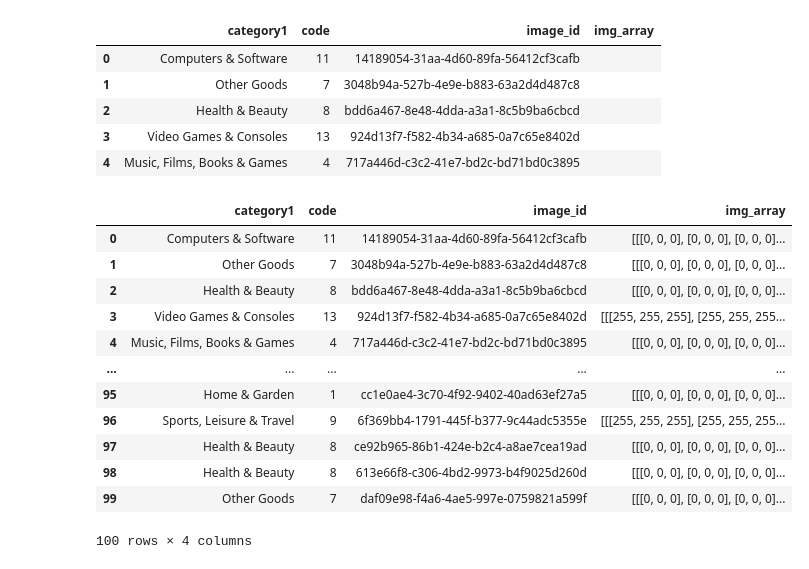
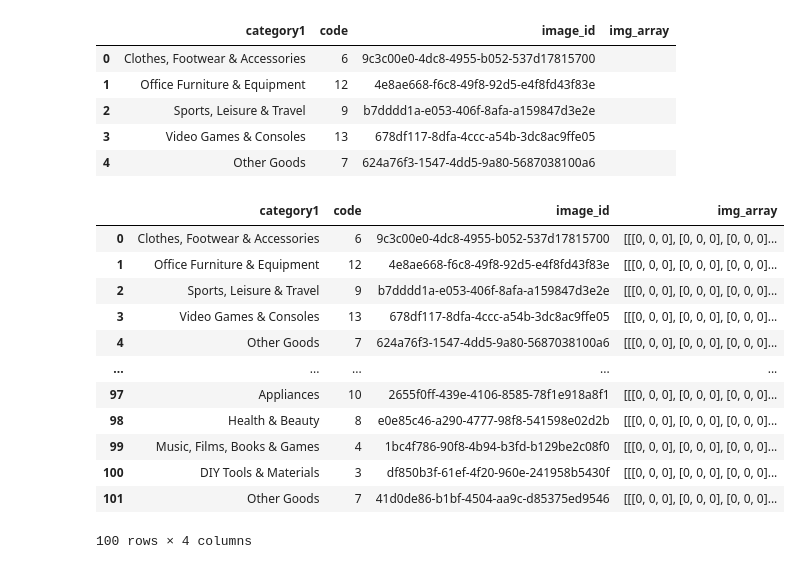
Before and after one commit to mo-sra100/Machine-learning-recommendation-system, a Jupyter notebook: simple_classification_model.ipynb, the cells around one changed output. Drawn from its saved outputs; the diff is of its cells as text; code cells hidden in the pictures.

```diff
--- a/simple_classification_model.ipynb
+++ b/simple_classification_model.ipynb
@@ -46,45 +38,45 @@ Name: category1, dtype: int64
 # %%
-# Assign a number to each category and create a column for the image arrays of each product
+# assign a number to each category and create a column for the image arrays of each product
 
-tabular_data_4['code'] = pd.factorize(tabular_data_4['category1'])[0] + 1
-tabular_data_4 = tabular_data_4[['category1','code','image_id']]
-tabular_data_4['img_array'] = ''
-tabular_data_4 = tabular_data_4.sample(frac=1).reset_index(drop=True)
-tabular_data_4.dropna(subset=['category1','code','image_id','img_array'], inplace=True)
-tabular_data_4.head()
+new_df['code'] = pd.factorize(new_df['category1'])[0] + 1
+new_df = new_df[['category1','code','image_id']]
+new_df['img_array'] = ''
+randomised_new_df = new_df.sample(frac=1, random_state=1).reset_index(drop=True)
+randomised_new_df.dropna(subset=['category1','code','image_id','img_array'], inplace=True)
+randomised_new_df.head()
 # %% [output]
 |  | category1 | code | image_id | img_array |
-| 0 | Computers & Software | 11 | 14189054-31aa-4d60-89fa-56412cf3cafb |  |
-| 1 | Other Goods | 7 | 3048b94a-527b-4e9e-b883-63a2d4d487c8 |  |
-| 2 | Health & Beauty | 8 | bdd6a467-8e48-4dda-a3a1-8c5b9ba6cbcd |  |
-| 3 | Video Games & Consoles | 13 | 924d13f7-f582-4b34-a685-0a7c65e8402d |  |
-| 4 | Music, Films, Books & Games | 4 | 717a446d-c3c2-41e7-bd2c-bd71bd0c3895 |  |
+| 0 | Clothes, Footwear & Accessories | 6 | 9c3c00e0-4dc8-4955-b052-537d17815700 |  |
+| 1 | Office Furniture & Equipment | 12 | 4e8ae668-f6c8-49f8-92d5-e4f8fd43f83e |  |
+| 2 | Sports, Leisure & Travel | 9 | b7dddd1a-e053-406f-8afa-a159847d3e2e |  |
+| 3 | Video Games & Consoles | 13 | 678df117-8dfa-4ccc-a54b-3dc8ac9ffe05 |  |
+| 4 | Other Goods | 7 | 624a76f3-1547-4dd5-9a80-5687038100a6 |  |
 # %%
-# Iterates over each product in table from cell 1 and uses its image_id to find the image in the local directory, before converting the image to an array and placing the array in the img_array column
+# iterates over each product in table from cell 1 and uses its image_id to find the image in the local directory, before converting the image to an array and placing the array in the img_array column
 
 path_to_images_cleaned_128x128 = "images_cleaned_128x128/"
 for i in range(6228):
-    x = tabular_data_4.iat[i,2]
+    x = randomised_new_df.iat[i,2]
     y = (f"128x128_cleaned_{x}")
     # print(y)
     img_array = mpimg.imread(f'{path_to_images_cleaned_128x128}{y}.jpg')
     # imgplot = plt.imshow(img_array)
     img_array_list = list(img_array)
-    tabular_data_4.iat[i,3] = img_array
+    randomised_new_df.iat[i,3] = img_array
     i+=1
-tabular_data_4.head(100)
+randomised_new_df.head(100)
 # %% [output]
 |  | category1 | code | image_id | img_array |
-| 0 | Computers & Software | 11 | 14189054-31aa-4d60-89fa-56412cf3cafb | [[[0, 0, 0], [0, 0, 0], [0, 0, 0]... |
-| 1 | Other Goods | 7 | 3048b94a-527b-4e9e-b883-63a2d4d487c8 | [[[0, 0, 0], [0, 0, 0], [0, 0, 0]... |
-| 2 | Health & Beauty | 8 | bdd6a467-8e48-4dda-a3a1-8c5b9ba6cbcd | [[[0, 0, 0], [0, 0, 0], [0, 0, 0]... |
-| 3 | Video Games & Consoles | 13 | 924d13f7-f582-4b34-a685-0a7c65e8402d | [[[255, 255, 255], [255, 255, 255... |
-| 4 | Music, Films, Books & Games | 4 | 717a446d-c3c2-41e7-bd2c-bd71bd0c3895 | [[[0, 0, 0], [0, 0, 0], [0, 0, 0]... |
+| 0 | Clothes, Footwear & Accessories | 6 | 9c3c00e0-4dc8-4955-b052-537d17815700 | [[[0, 0, 0], [0, 0, 0], [0, 0, 0]... |
+| 1 | Office Furniture & Equipment | 12 | 4e8ae668-f6c8-49f8-92d5-e4f8fd43f83e | [[[0, 0, 0], [0, 0, 0], [0, 0, 0]... |
+| 2 | Sports, Leisure & Travel | 9 | b7dddd1a-e053-406f-8afa-a159847d3e2e | [[[0, 0, 0], [0, 0, 0], [0, 0, 0]... |
+| 3 | Video Games & Consoles | 13 | 678df117-8dfa-4ccc-a54b-3dc8ac9ffe05 | [[[0, 0, 0], [0, 0, 0], [0, 0, 0]... |
+| 4 | Other Goods | 7 | 624a76f3-1547-4dd5-9a80-5687038100a6 | [[[0, 0, 0], [0, 0, 0], [0, 0, 0]... |
 | ... | ... | ... | ... | ... |
-| 95 | Home & Garden | 1 | cc1e0ae4-3c70-4f92-9402-40ad63ef27a5 | [[[0, 0, 0], [0, 0, 0], [0, 0, 0]... |
-| 96 | Sports, Leisure & Travel | 9 | 6f369bb4-1791-445f-b377-9c44adc5355e | [[[255, 255, 255], [255, 255, 255... |
-| 97 | Health & Beauty | 8 | ce92b965-86b1-424e-b2c4-a8ae7cea19ad | [[[0, 0, 0], [0, 0, 0], [0, 0, 0]... |
-| 98 | Health & Beauty | 8 | 613e66f8-c306-4bd2-9973-b4f9025d260d | [[[0, 0, 0], [0, 0, 0], [0, 0, 0]... |
-| 99 | Other Goods | 7 | daf09e98-f4a6-4ae5-997e-0759821a599f | [[[0, 0, 0], [0, 0, 0], [0, 0, 0]... |
+| 97 | Appliances | 10 | 2655f0ff-439e-4106-8585-78f1e918a8f1 | [[[0, 0, 0], [0, 0, 0], [0, 0, 0]... |
+| 98 | Health & Beauty | 8 | e0e85c46-a290-4777-98f8-541598e02d2b | [[[0, 0, 0], [0, 0, 0], [0, 0, 0]... |
+| 99 | Music, Films, Books & Games | 4 | 1bc4f786-90f8-4b94-b3fd-b129be2c08f0 | [[[0, 0, 0], [0, 0, 0], [0, 0, 0]... |
+| 100 | DIY Tools & Materials | 3 | df850b3f-61ef-4f20-960e-241958b5430f | [[[0, 0, 0], [0, 0, 0], [0, 0, 0]... |
+| 101 | Other Goods | 7 | 41d0de86-b1bf-4504-aa9c-d85375ed9546 | [[[0, 0, 0], [0, 0, 0], [0, 0, 0]... |
 100 rows × 4 columns
 # %%
```
Also changed, not shown: parts of 11 cells of this notebook, 3 other files.
